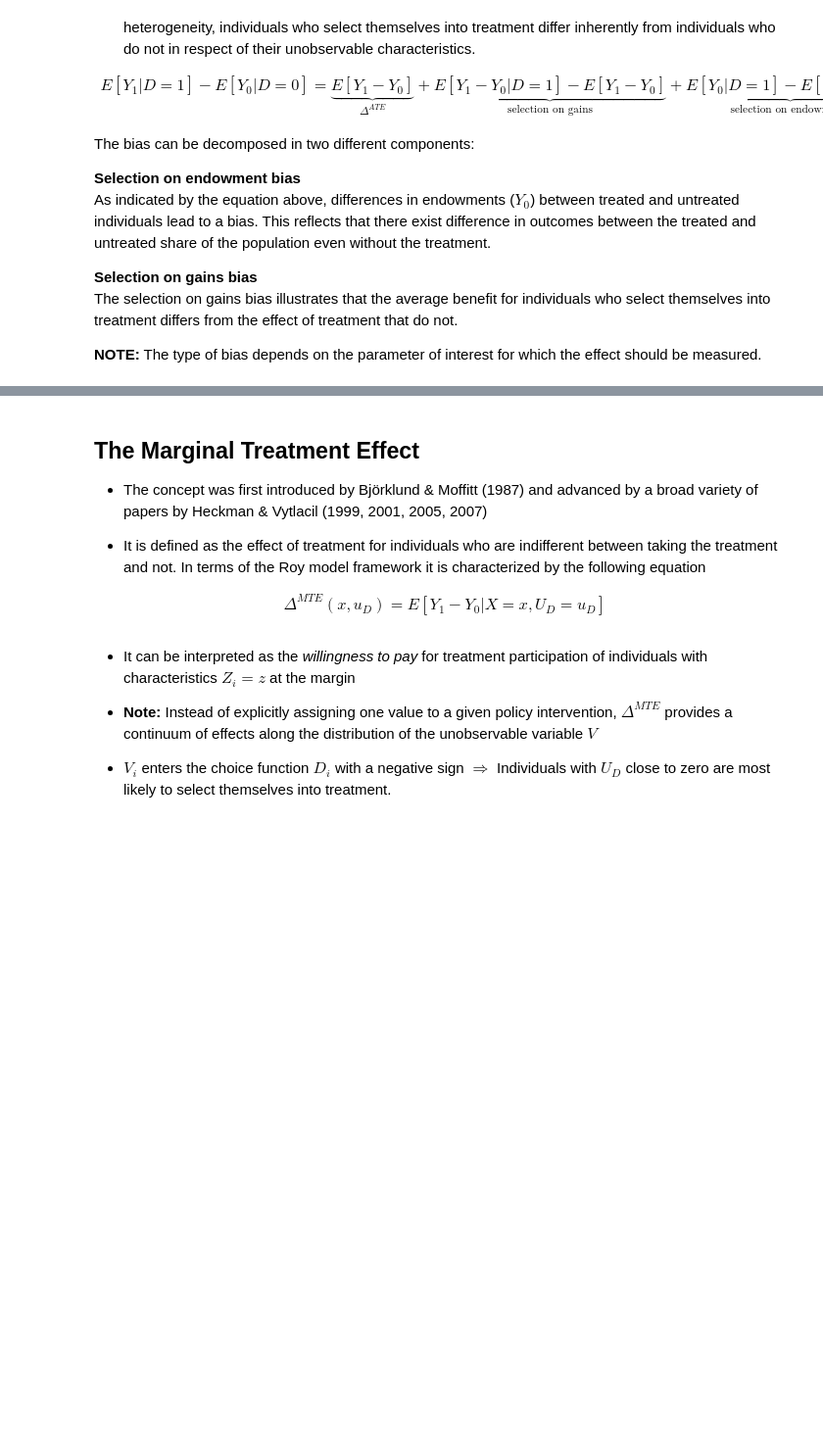
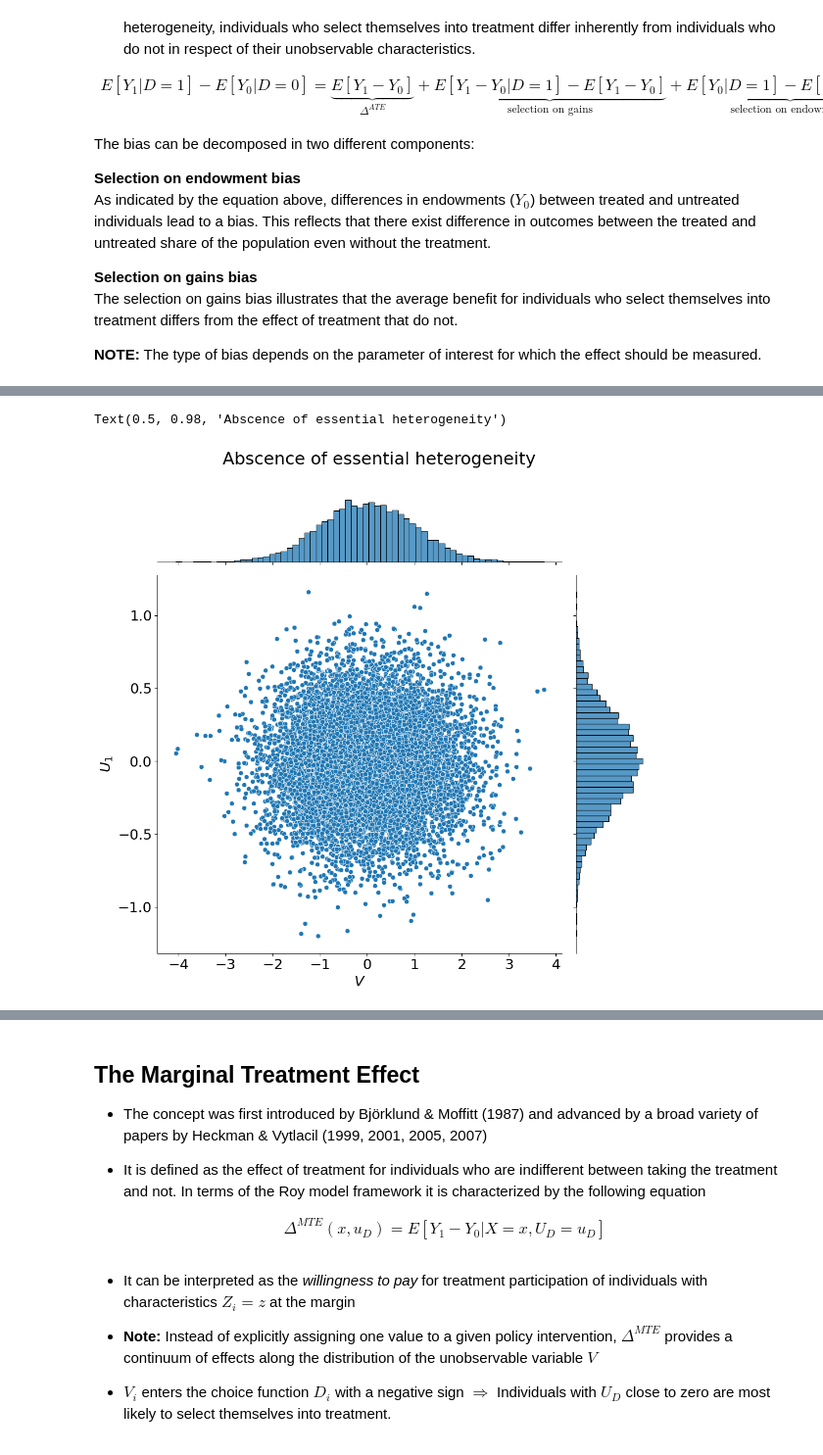
Before and after one commit to eisenhauerIO/courses-business-decisions, a Jupyter notebook: docs/source/measure-impact/03-generalized-roy-model/lecture.ipynb, the cells around one changed output, grey strips where cells are left out. Shown at 98% size. Saved outputs shown, nothing was run; the diff lists cells and outputs as text; code cells hidden in the pictures; blank space fills up the shorter version.

```diff
--- a/docs/source/measure-impact/03-generalized-roy-model/lecture.ipynb
+++ b/docs/source/measure-impact/03-generalized-roy-model/lecture.ipynb
@@ -1,25 +1,20 @@
 # %%
-# import matplotlib.pyplot as plt
-# import numpy as np
-# import pandas as pd
-# import seaborn as sns
-# from auxiliary import monte_carlo, plot_est_mte, process_data
-# from IPython.display import HTML, display
-# from pylab import rcParams
-# from scipy.stats import norm
-# from tutorial_semipar_auxiliary import plot_semipar_mte
+import matplotlib.pyplot as plt
+import numpy as np
+import pandas as pd
+import seaborn as sns
+from IPython.display import HTML, display
+from pylab import rcParams
+from scipy.stats import norm
 
-# import grmpy
-# from grmpy.read.read import read
+import grmpy
 
-# rcParams["figure.figsize"] = 15, 10
-# rcParams["font.size"] = 18
+rcParams["figure.figsize"] = 15, 10
+rcParams["font.size"] = 18
 
-# %matplotlib inline
+%matplotlib inline
 
-# display(HTML("<style>.container { width:80% !important; }</style>"))
-# %load_ext autoreload
-# %autoreload 2
+display(HTML("<style>.container { width:80% !important; }</style>"))
 # %% [markdown]
 
 # The *grmpy*  package
@@ -308,5 +349,8 @@ The selection on gains bias illustrates that the average benefit for individuals
 # %%
-# g1 = sns.jointplot(x=df["V"], y=df["U1"], height=10).set_axis_labels("$V$", "$U_1$", fontsize=18)
-# g1.fig.subplots_adjust(top=0.9)
-# g1.fig.suptitle("Abscence of essential heterogeneity", fontsize=22)
+g1 = sns.jointplot(x=df["V"], y=df["U1"], height=10).set_axis_labels("$V$", "$U_1$", fontsize=18)
+g1.fig.subplots_adjust(top=0.9)
+g1.fig.suptitle("Abscence of essential heterogeneity", fontsize=22)
+# %% [output]
+Text(0.5, 0.98, 'Abscence of essential heterogeneity')
+[figure, added]
 # %%
```
Also changed, not shown: parts of 23 cells of this notebook, 6 other files.
